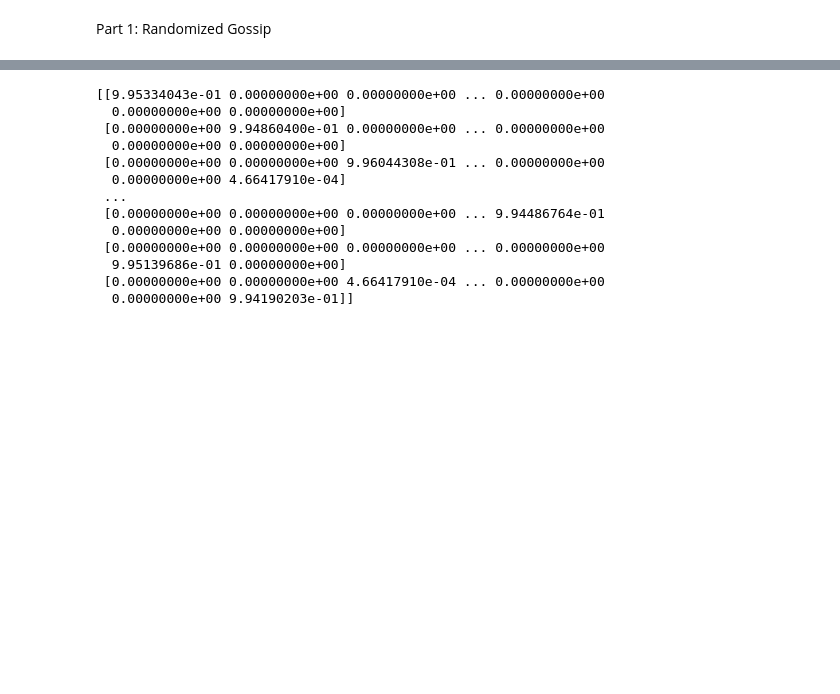
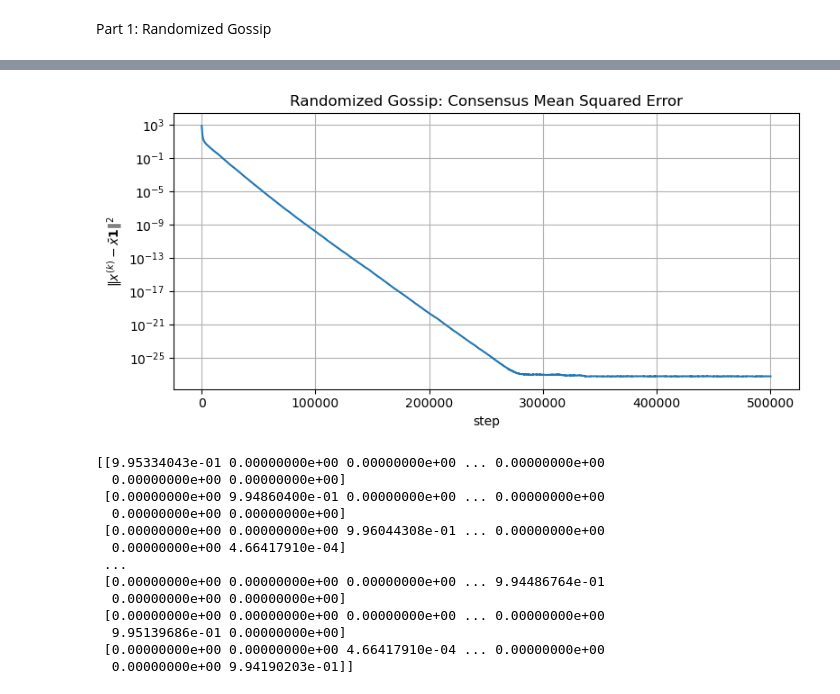
Before and after one commit to nish5180/Distributed_Signal_Processing_EE4540, a Jupyter notebook: distributed_project_git.ipynb, the cells around one changed output, grey strips where cells are left out. Cells and saved outputs as stored; diff of their text form; code cells hidden in the pictures; blank space fills up the shorter version.

```diff
--- a/distributed_project_git.ipynb
+++ b/distributed_project_git.ipynb
@@ -174,0 +171,13 @@ Elapsed time: 38.2915 seconds
+# %%
+# Plot Randomized Gossip Results
+error_rg, elapsed = randomized_gossip_average_consensus(adj_matrix, sensor_values, iters=500000, seed=50)
+
+plt.figure(figsize=(8, 4))
+plt.semilogy(error_rg)
+plt.xlabel("step")
+plt.ylabel(r"$\|x^{(k)} - \bar{x}\mathbf{1}\|^2$")
+plt.title("Randomized Gossip: Consensus Mean Squared Error")
+plt.grid(True)
+plt.tight_layout()
+plt.show()
+# %% [output]
@@ -175,3 +186,4 @@ Elapsed time: 38.2915 seconds
+[figure, added]
 # %%
 # Construct Expected Weight Matrix E[W]
 
```
Also changed, not shown: parts of 27 cells of this notebook.
